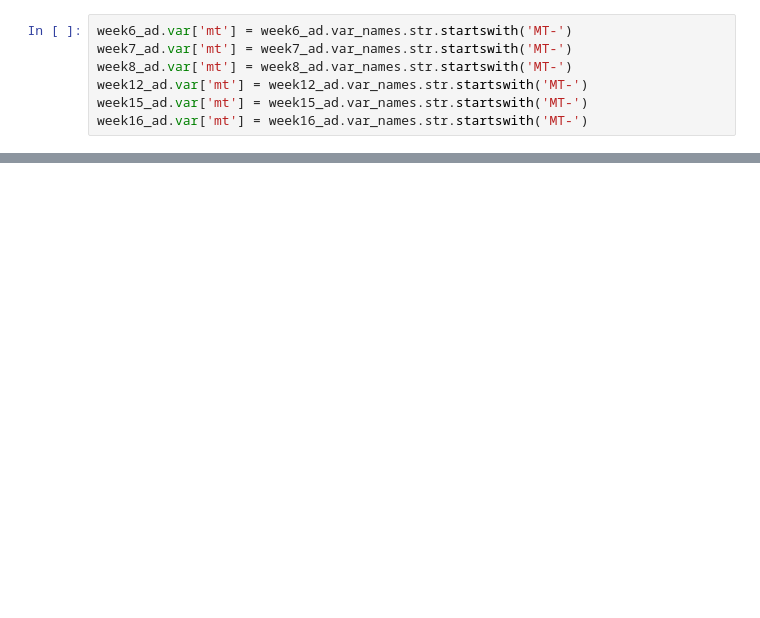
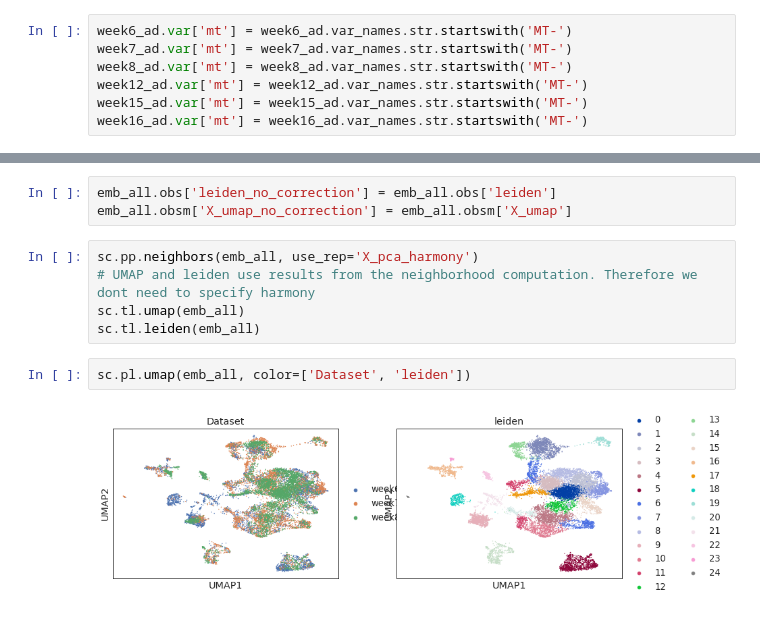
Before and after one commit to bchansen3/sc-testis_sum, a Jupyter notebook: sc-data_workup.ipynb, the cells around one changed output, grey strips where cells are left out. Saved outputs shown, nothing was run; the diff lists cells and outputs as text; blank space fills up the shorter version.

Commit message:
add harmony correction

```diff
--- a/sc-data_workup.ipynb
+++ b/sc-data_workup.ipynb
@@ -75,0 +115,12 @@ plt.hist(np.log10(week7_ad.obs['total_counts']), 50);
+# %%
+emb_all.obs['leiden_no_correction'] = emb_all.obs['leiden']
+emb_all.obsm['X_umap_no_correction'] = emb_all.obsm['X_umap']
+# %%
+sc.pp.neighbors(emb_all, use_rep='X_pca_harmony')
+# UMAP and leiden use results from the neighborhood computation. Therefore we dont need to specify harmony
+sc.tl.umap(emb_all)
+sc.tl.leiden(emb_all)
+# %%
+sc.pl.umap(emb_all, color=['Dataset', 'leiden'])
+# %% [output]
+[figure, added]
```
Also changed, not shown: parts of 18 cells of this notebook.
